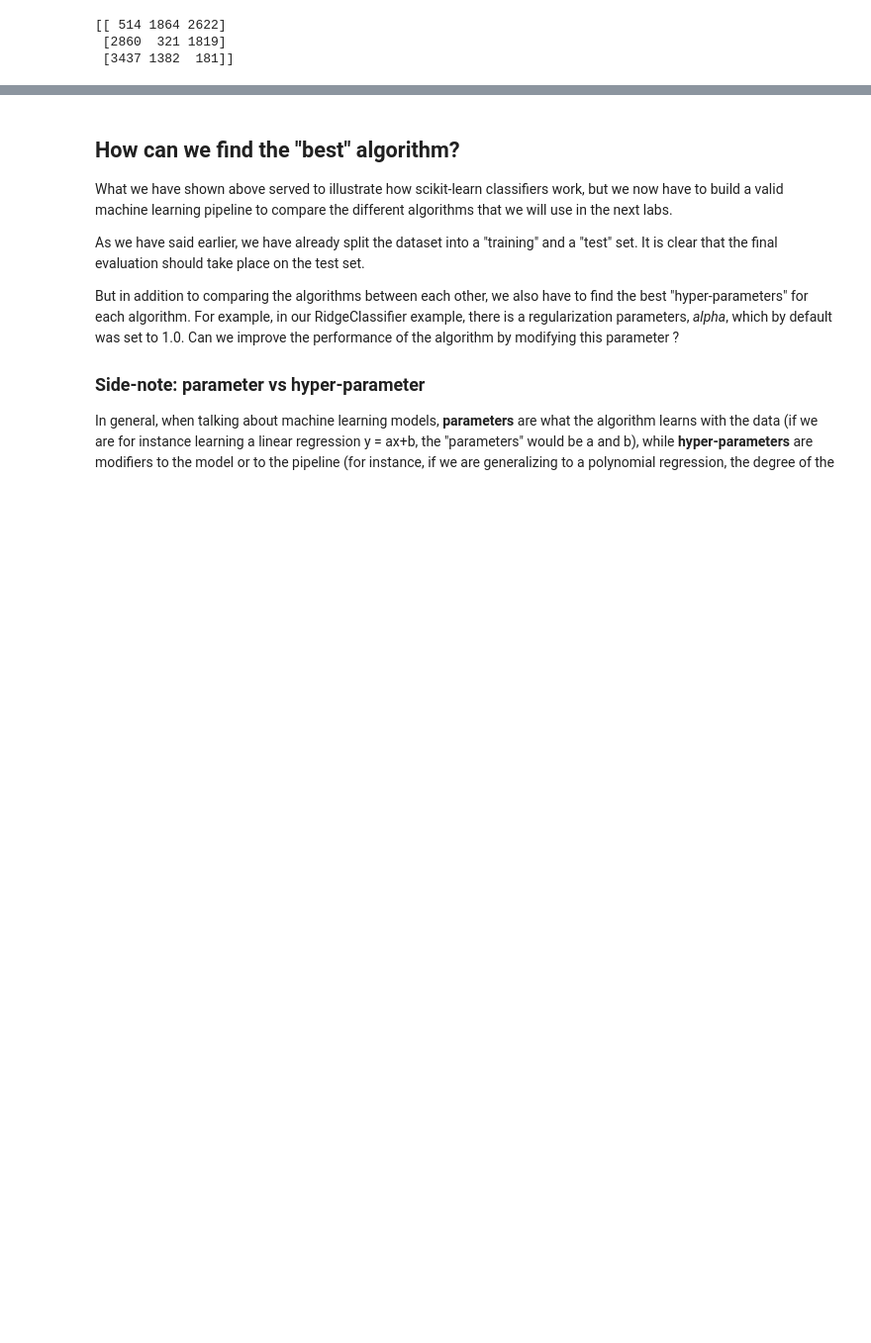
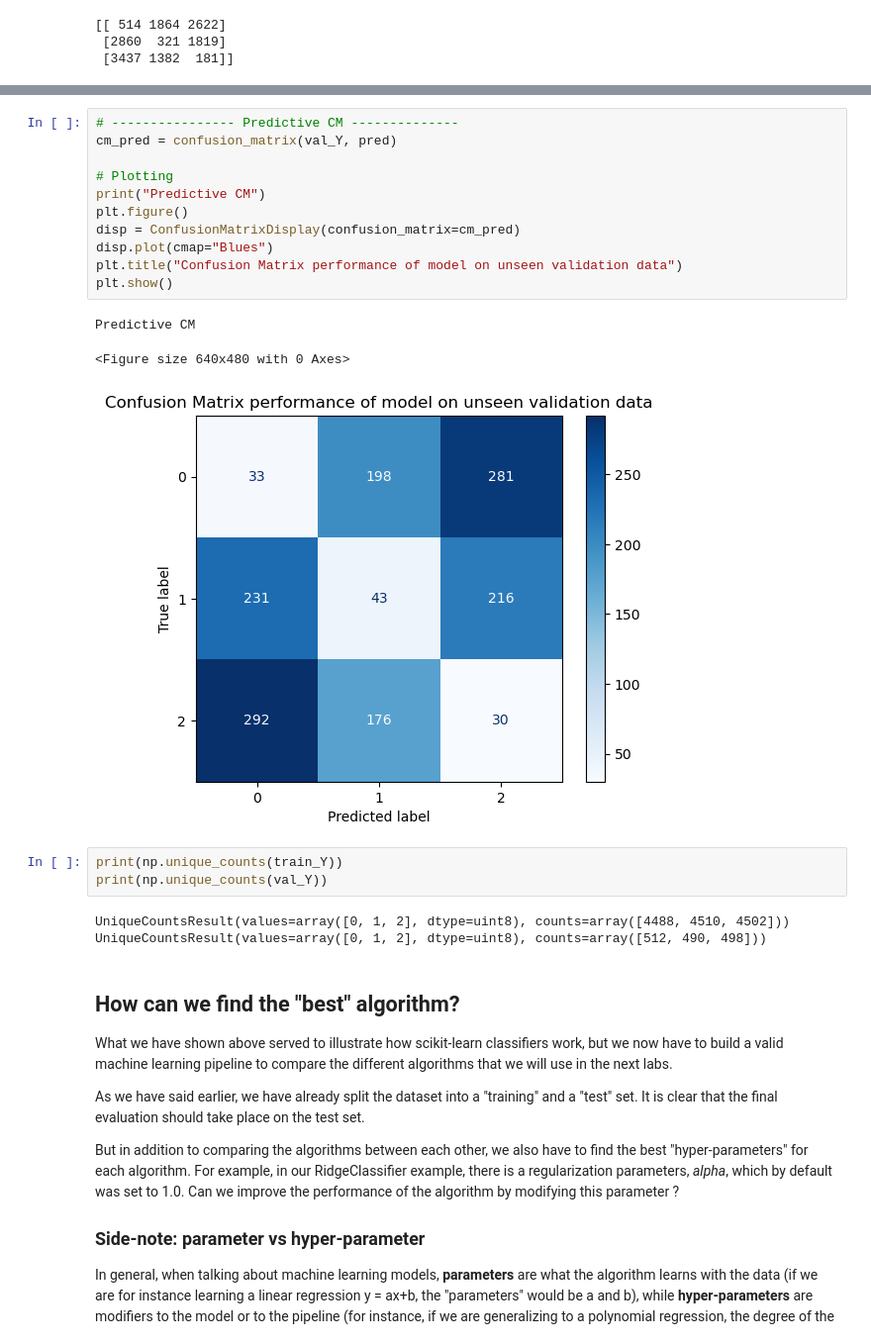
Before and after one commit to Raspberree/info-h-501, a Jupyter notebook: docs/LABS/ML0_Introduction.ipynb, the cells around one changed output, grey strips where cells are left out. Shown at 99% size. Cells and saved outputs as stored; diff of their text form; blank space fills up the shorter version.

```diff
--- a/docs/LABS/ML0_Introduction.ipynb
+++ b/docs/LABS/ML0_Introduction.ipynb
@@ -224,3 +351,24 @@ Predictive : 0.071
+# %%
+# ---------------- Predictive CM --------------
+cm_pred = confusion_matrix(val_Y, pred)
+
+# Plotting
+print("Predictive CM")
+plt.figure()
+disp = ConfusionMatrixDisplay(confusion_matrix=cm_pred)
+disp.plot(cmap="Blues")
+plt.title("Confusion Matrix performance of model on unseen validation data")
+plt.show()
+# %% [output]
+Predictive CM
+<Figure size 640x480 with 0 Axes>
+[figure, added]
+# %%
+print(np.unique_counts(train_Y))
+print(np.unique_counts(val_Y))
+# %% [output]
+UniqueCountsResult(values=array([0, 1, 2], dtype=uint8), counts=array([4488, 4510, 4502]))
+UniqueCountsResult(values=array([0, 1, 2], dtype=uint8), counts=array([512, 490, 498]))
 # %% [markdown]
 ## How can we find the "best" algorithm?
 
```
Also changed, not shown: parts of 32 cells of this notebook.
